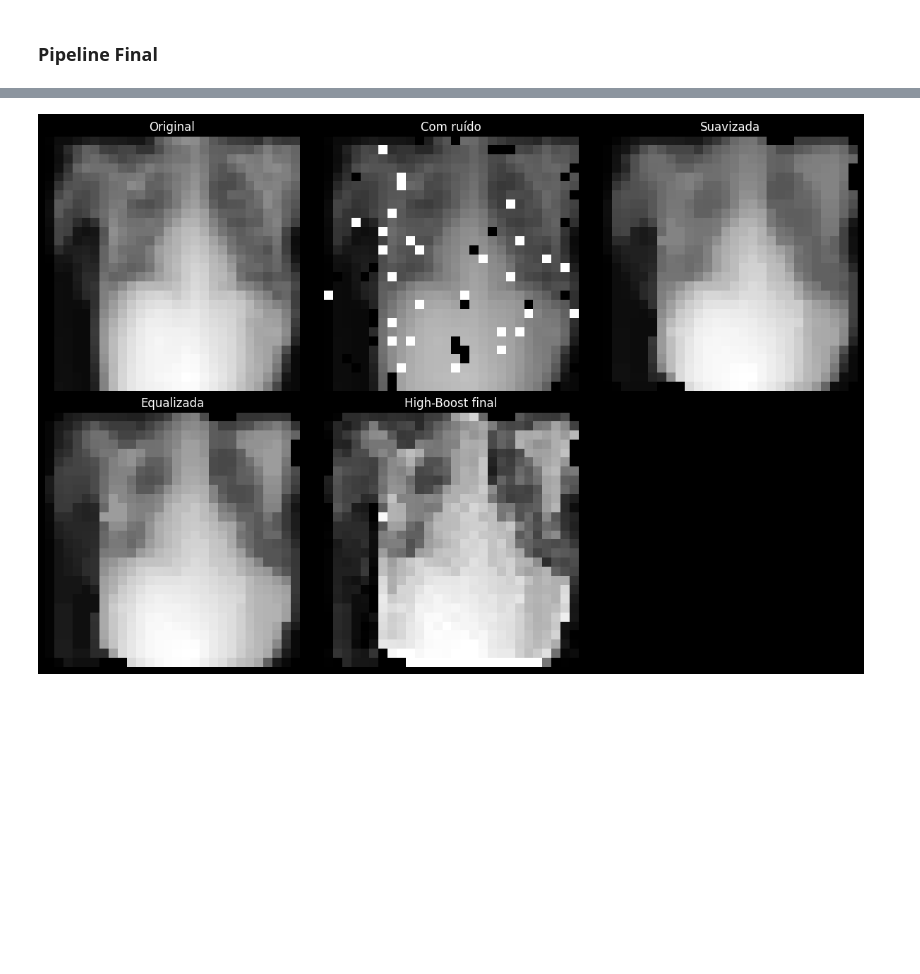
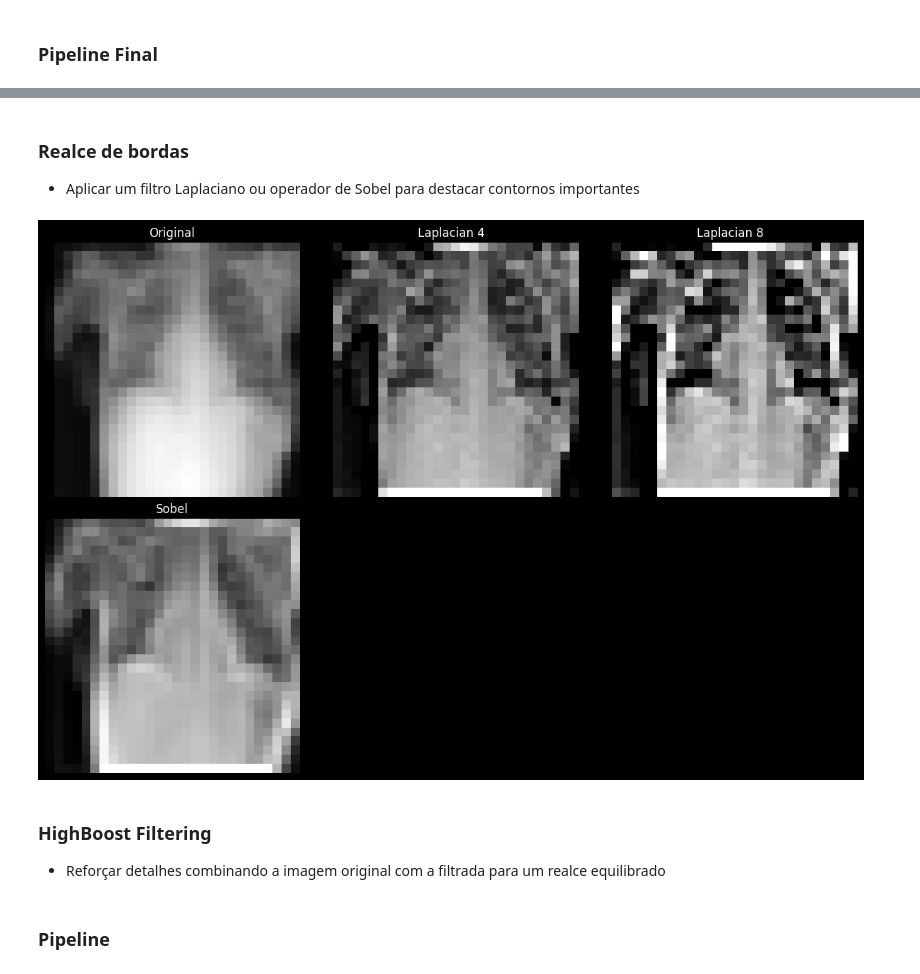
Before and after one commit to pedrxbro/digital-image-processing, a Jupyter notebook: medical-image-processing-pipeline/main.ipynb, the cells around one changed output, grey strips where cells are left out. Saved outputs shown, nothing was run; the diff lists cells and outputs as text; code cells hidden in the pictures; blank space fills up the shorter version.

```diff
--- a/medical-image-processing-pipeline/main.ipynb
+++ b/medical-image-processing-pipeline/main.ipynb
@@ -487,2 +558,33 @@ show_images_grid(
+# %% [markdown]
+### Realce de bordas
+- Aplicar um filtro Laplaciano ou operador de Sobel para destacar contornos importantes
+# %%
+def edge_enhancment(img, method, laplacian=laplacian_4):
+    match method:
+        case "Laplacian":
+            _, result = laplacian_sharpen(img, laplacian)
+        case "Sobel":
+            _, _, _, result = sobel_sharpen(img)
+    return result
+# %%
+img_original = img_1
+
+img_laplacian_4 = edge_enhancment(img_original, "Laplacian")
+img_laplacian_8 = edge_enhancment(img_original, "Laplacian", laplacian_8)
+img_sobel = edge_enhancment(img_original, "Sobel")
+
+show_images_grid(
+    [img_original, img_laplacian_4, img_laplacian_8, img_sobel],
+    ["Original", "Laplacian 4", "Laplacian 8", "Sobel"],
+    cols=3,
+    figsize=(12, 8)
+)
+# %% [output]
+[figure, added]
+# %% [markdown]
+### HighBoost Filtering
+- Reforçar detalhes combinando a imagem original com a filtrada para um realce equilibrado
+# %% [markdown]
+### Pipeline
 # %%
 img_original = img_1
@@ -494,9 +600,7 @@ _, _, img_final = highboost_filter(img_equalized, kernel_size=3, sigma=1.0, k=2.
 # %%
 show_images_grid(
-    [img_original, img_noisy, img_denoised, img_equalized, img_final],
-    ["Original", "Com ruído", "Suavizada", "Equalizada", "High-Boost final"],
+    [img_original, img_noisy, img_denoised, img_equalized, img_sharpened, img_final],
+    ["Original", "Com ruído", "Suavizada", "Equalizada", "Realce de Bordas", "High-Boost final"],
     cols=3,
     figsize=(12, 8)
 )
-# %% [output]
-[figure, removed]
```
Also changed, not shown: parts of 15 cells of this notebook, 1 other file.
